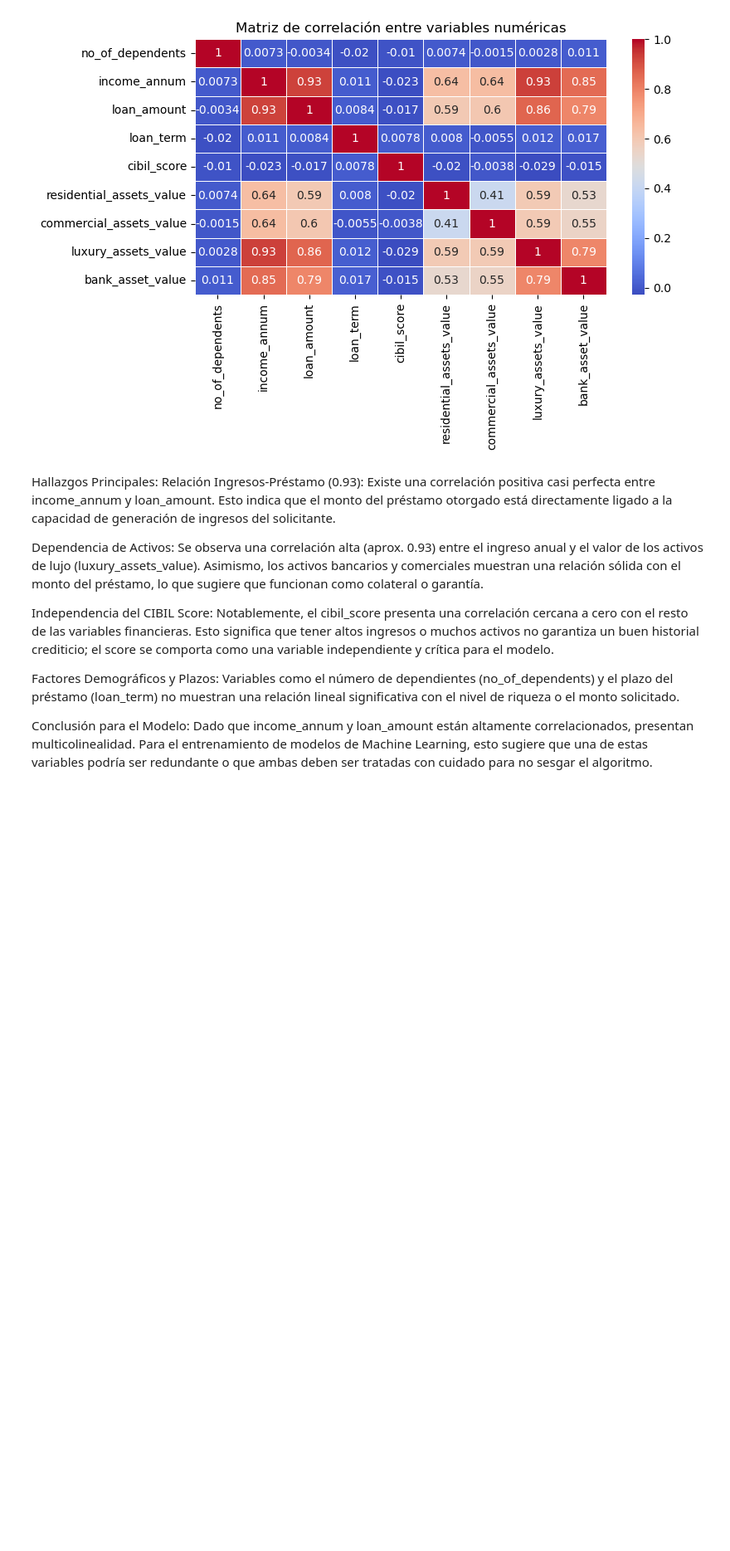
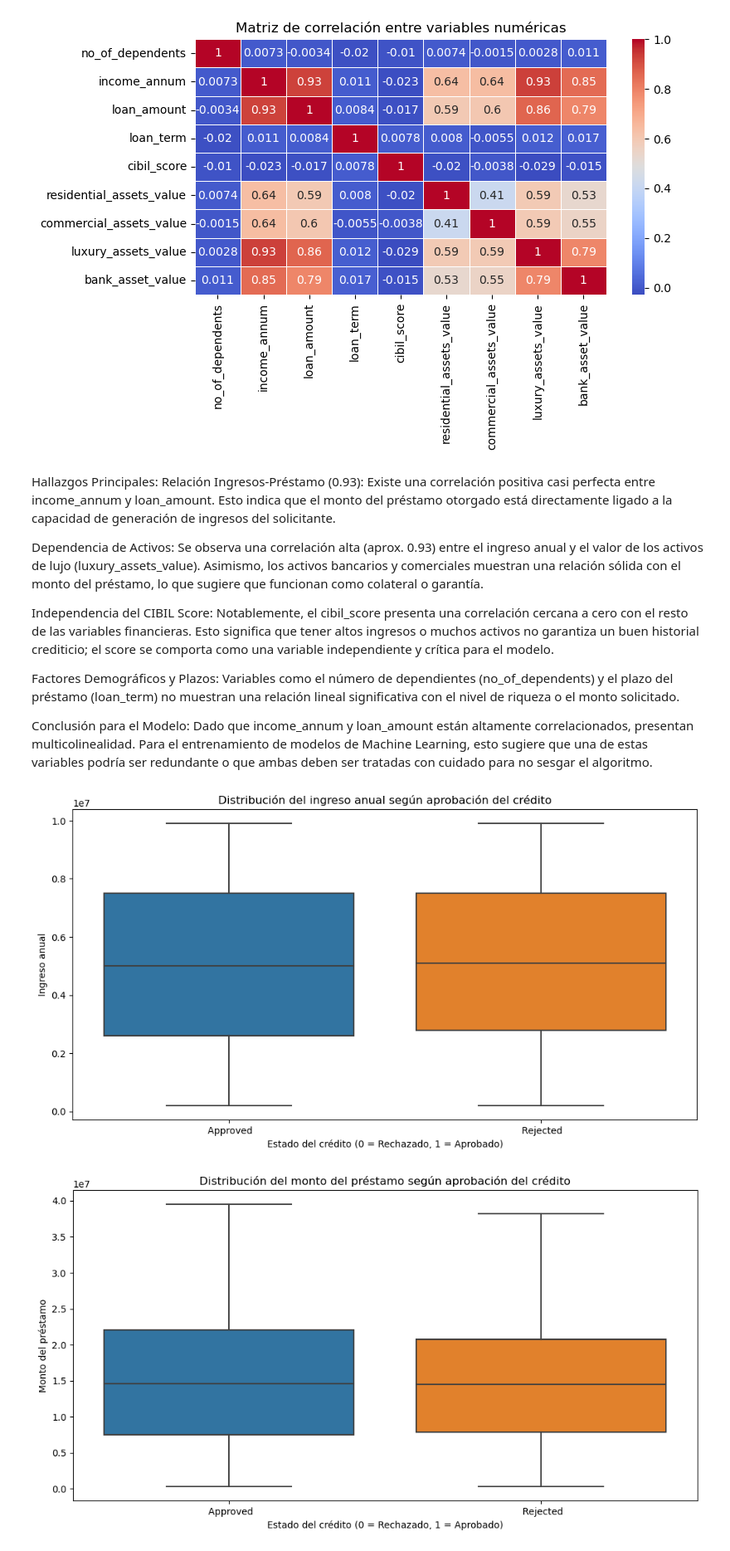
Before and after one commit to FrancoLeonelAranda/credit-scoring-loan-approval, a Jupyter notebook: notebooks/01_eda.ipynb, the cells around one changed output. Shown at 83% size. Saved outputs shown, nothing was run; the diff lists cells and outputs as text; code cells hidden in the pictures; blank space fills up the shorter version.

```diff
--- a/notebooks/01_eda.ipynb
+++ b/notebooks/01_eda.ipynb
@@ -4,7 +4,19 @@ import numpy as np
 import seaborn as sns
 import matplotlib.pyplot as plt
 
-credit_df = pd.read_csv("../data/loan_approval.csv")
+#Herramientas de machine learning
+from sklearn.model_selection import train_test_split
+from sklearn.preprocessing import StandardScaler, LabelEncoder
+from sklearn.linear_model import LogisticRegression
+from sklearn.ensemble import RandomForestClassifier
+#evaluacion
+from sklearn.metrics import accuracy_score, precision_score, recall_score, f1_score, roc_auc_score, confusion_matrix
+from sklearn.metrics import roc_curve #visualizar la metrica
+
+
+
+
+credit_df = pd.read_csv("../data/raw/loan_approval.csv")
 credit_df
 # %% [output]
 |  | loan_id | no_of_dependents | education | self_employed | income_annum | loan_amount | loan_term | ... |
@@ -68,4 +80,5 @@ Index(['loan_id', ' no_of_dependents', ' education', ' self_employed',
        ' luxury_assets_value', ' bank_asset_value', ' loan_status'],
       dtype='object')
 # %%
-credit_df.columns = credit_df.columns.str.strip() #Limpiamos los espacios
+credit_df.columns = credit_df.columns.str.strip().str.lower()#Limpiamos los espacios
+credit_df.columns
@@ -181,3 +200,31 @@ Independencia del CIBIL Score: Notablemente, el cibil_score presenta una correla
 Factores Demográficos y Plazos: Variables como el número de dependientes (no_of_dependents) y el plazo del préstamo (loan_term) no muestran una relación lineal significativa con el nivel de riqueza o el monto solicitado.
 
 Conclusión para el Modelo: Dado que income_annum y loan_amount están altamente correlacionados, presentan multicolinealidad. Para el entrenamiento de modelos de Machine Learning, esto sugiere que una de estas variables podría ser redundante o que ambas deben ser tratadas con cuidado para no sesgar el algoritmo.
+# %%
+# Boxplot de ingresos vs estado del crédito
+# Permite visualizar la distribución de ingresos según si el crédito fue aprobado o rechazado
+plt.figure(figsize=(12,6))
+sns.boxplot(x='loan_status', y='income_annum', data=credit_df)
+plt.title('Distribución del ingreso anual según aprobación del crédito')
+plt.xlabel('Estado del crédito (0 = Rechazado, 1 = Aprobado)')
+plt.ylabel('Ingreso anual')
+plt.show()
+
+# Boxplot del monto del préstamo vs estado del crédito
+plt.figure(figsize=(12,6))
+sns.boxplot(x='loan_status', y='loan_amount', data=credit_df)
+plt.title('Distribución del monto del préstamo según aprobación del crédito')
+plt.xlabel('Estado del crédito (0 = Rechazado, 1 = Aprobado)')
+plt.ylabel('Monto del préstamo')
+plt.show()
+
+# Boxplot del CIBIL score vs estado del crédito
+plt.figure(figsize=(12,6))
+sns.boxplot(x='loan_status', y='cibil_score', data=credit_df)
+plt.title('Distribución del CIBIL score según aprobación del crédito')
+plt.xlabel('Estado del crédito (0 = Rechazado, 1 = Aprobado)')
+plt.ylabel('CIBIL score')
+plt.show()
+# %% [output]
+[figure, added]
+[figure, added]
```
Also changed, not shown: parts of 43 cells of this notebook, 8 other files.
